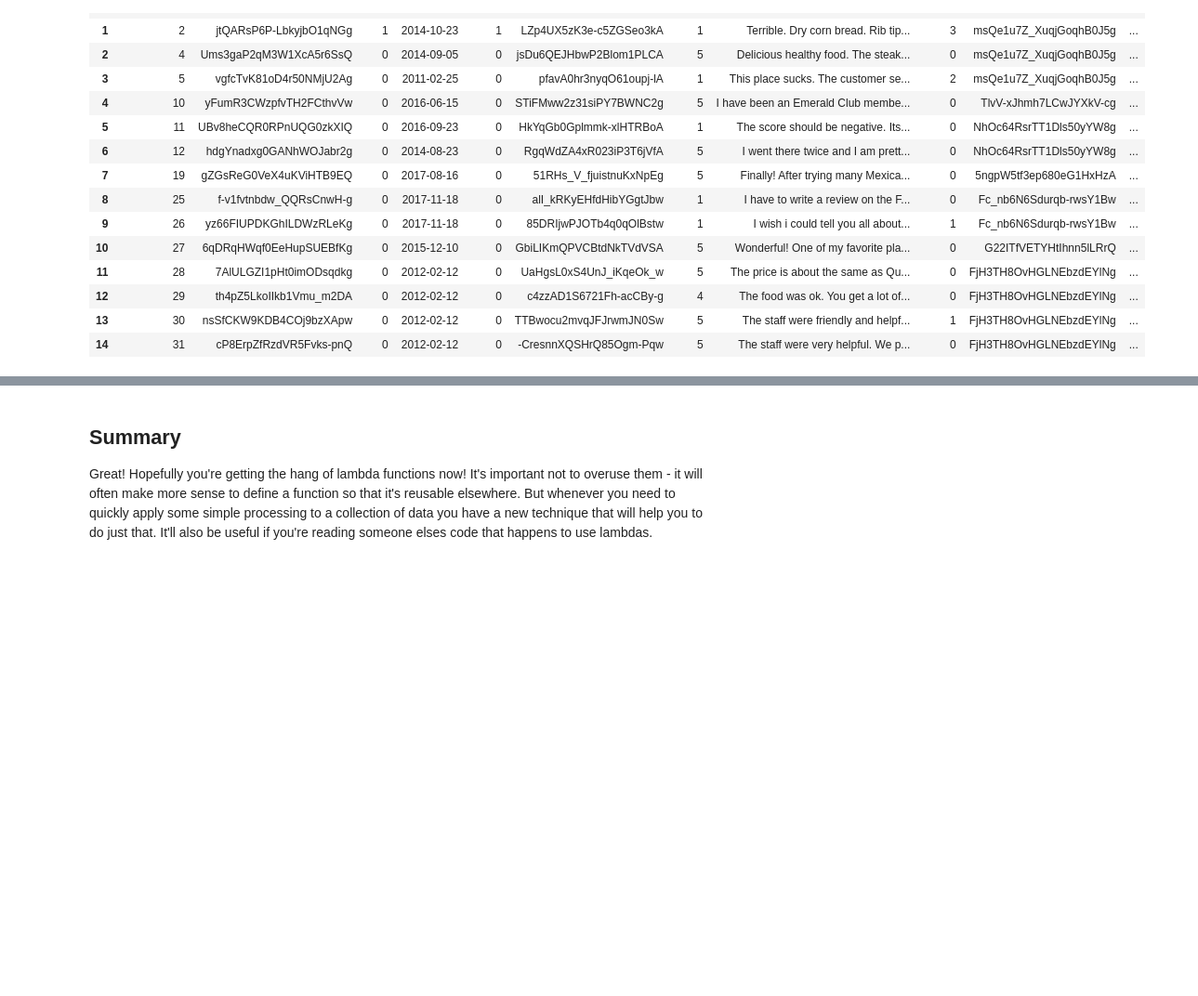
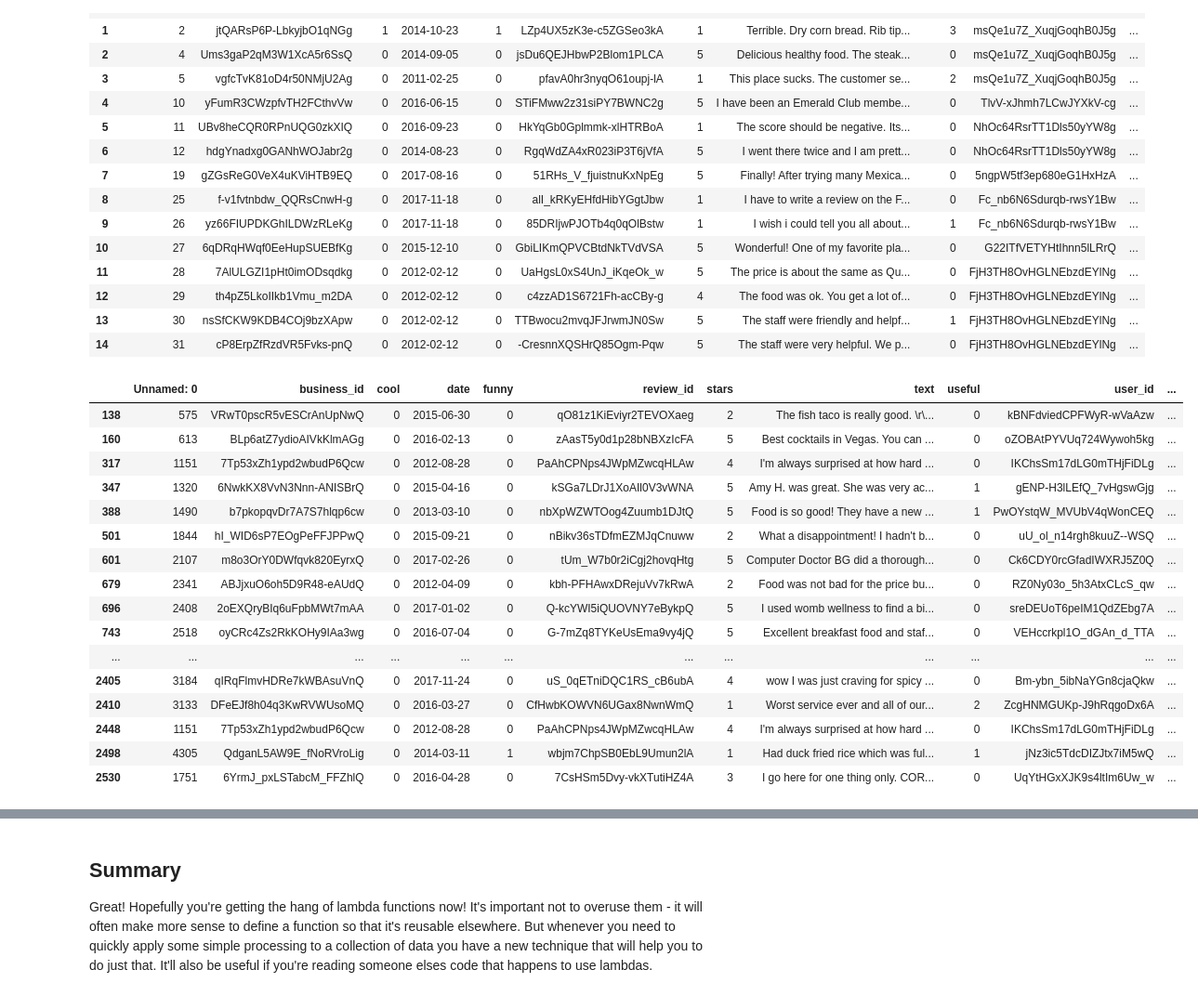
Before and after one commit to abukhimani/dsc-1-04-04-lambda-functions-lab-nyc-ds-career-012819, a Jupyter notebook: index.ipynb, the cells around one changed output, grey strips where cells are left out. Shown at 93% size. Saved outputs shown, nothing was run; the diff lists cells and outputs as text; code cells hidden in the pictures; blank space fills up the shorter version.

```diff
--- a/index.ipynb
+++ b/index.ipynb
@@ -106,3 +104,23 @@ df['re']
+# %%
+df[df['review_words']==50]
+# %% [output]
+|  | Unnamed: 0 | business_id | cool | date | funny | review_id | stars | text | useful | user_id | ... |
+| 138 | 575 | VRwT0pscR5vESCrAnUpNwQ | 0 | 2015-06-30 | 0 | qO81z1KiEviyr2TEVOXaeg | 2 | The fish taco is really good. \r\... | 0 | kBNFdviedCPFWyR-wVaAzw | ... |
+| 160 | 613 | BLp6atZ7ydioAIVkKlmAGg | 0 | 2016-02-13 | 0 | zAasT5y0d1p28bNBXzIcFA | 5 | Best cocktails in Vegas. You can ... | 0 | oZOBAtPYVUq724Wywoh5kg | ... |
+| 317 | 1151 | 7Tp53xZh1ypd2wbudP6Qcw | 0 | 2012-08-28 | 0 | PaAhCPNps4JWpMZwcqHLAw | 4 | I'm always surprised at how hard ... | 0 | IKChsSm17dLG0mTHjFiDLg | ... |
+| 347 | 1320 | 6NwkKX8VvN3Nnn-ANISBrQ | 0 | 2015-04-16 | 0 | kSGa7LDrJ1XoAIl0V3vWNA | 5 | Amy H. was great. She was very ac... | 1 | gENP-H3lLEfQ_7vHgswGjg | ... |
+| 388 | 1490 | b7pkopqvDr7A7S7hlqp6cw | 0 | 2013-03-10 | 0 | nbXpWZWTOog4Zuumb1DJtQ | 5 | Food is so good! They have a new ... | 1 | PwOYstqW_MVUbV4qWonCEQ | ... |
+| 501 | 1844 | hI_WID6sP7EOgPeFFJPPwQ | 0 | 2015-09-21 | 0 | nBikv36sTDfmEZMJqCnuww | 2 | What a disappointment! I hadn't b... | 0 | uU_ol_n14rgh8kuuZ--WSQ | ... |
+| 601 | 2107 | m8o3OrY0DWfqvk820EyrxQ | 0 | 2017-02-26 | 0 | tUm_W7b0r2iCgj2hovqHtg | 5 | Computer Doctor BG did a thorough... | 0 | Ck6CDY0rcGfadIWXRJ5Z0Q | ... |
+| 679 | 2341 | ABJjxuO6oh5D9R48-eAUdQ | 0 | 2012-04-09 | 0 | kbh-PFHAwxDRejuVv7kRwA | 2 | Food was not bad for the price bu... | 0 | RZ0Ny03o_5h3AtxCLcS_qw | ... |
+| 696 | 2408 | 2oEXQryBIq6uFpbMWt7mAA | 0 | 2017-01-02 | 0 | Q-kcYWI5iQUOVNY7eBykpQ | 5 | I used womb wellness to find a bi... | 0 | sreDEUoT6peIM1QdZEbg7A | ... |
+| 743 | 2518 | oyCRc4Zs2RkKOHy9IAa3wg | 0 | 2016-07-04 | 0 | G-7mZq8TYKeUsEma9vy4jQ | 5 | Excellent breakfast food and staf... | 0 | VEHccrkpl1O_dGAn_d_TTA | ... |
+| ... | ... | ... | ... | ... | ... | ... | ... | ... | ... | ... | ... |
+| 2405 | 3184 | qIRqFlmvHDRe7kWBAsuVnQ | 0 | 2017-11-24 | 0 | uS_0qETniDQC1RS_cB6ubA | 4 | wow I was just craving for spicy ... | 0 | Bm-ybn_5ibNaYGn8cjaQkw | ... |
+| 2410 | 3133 | DFeEJf8h04q3KwRVWUsoMQ | 0 | 2016-03-27 | 0 | CfHwbKOWVN6UGax8NwnWmQ | 1 | Worst service ever and all of our... | 2 | ZcgHNMGUKp-J9hRqgoDx6A | ... |
+| 2448 | 1151 | 7Tp53xZh1ypd2wbudP6Qcw | 0 | 2012-08-28 | 0 | PaAhCPNps4JWpMZwcqHLAw | 4 | I'm always surprised at how hard ... | 0 | IKChsSm17dLG0mTHjFiDLg | ... |
+| 2498 | 4305 | QdganL5AW9E_fNoRVroLig | 0 | 2014-03-11 | 1 | wbjm7ChpSB0EbL9Umun2lA | 1 | Had duck fried rice which was ful... | 1 | jNz3ic5TdcDIZJtx7iM5wQ | ... |
+| 2530 | 1751 | 6YrmJ_pxLSTabcM_FFZhlQ | 0 | 2016-04-28 | 0 | 7CsHSm5Dvy-vkXTutiHZ4A | 3 | I go here for one thing only. COR... | 0 | UqYtHGxXJK9s4ltIm6Uw_w | ... |
 # %% [markdown]
 # Level Up: Dates Adavanced!
 <img src="date_format_map.png" width=500>
```
Also changed, not shown: parts of 1 cell of this notebook.
